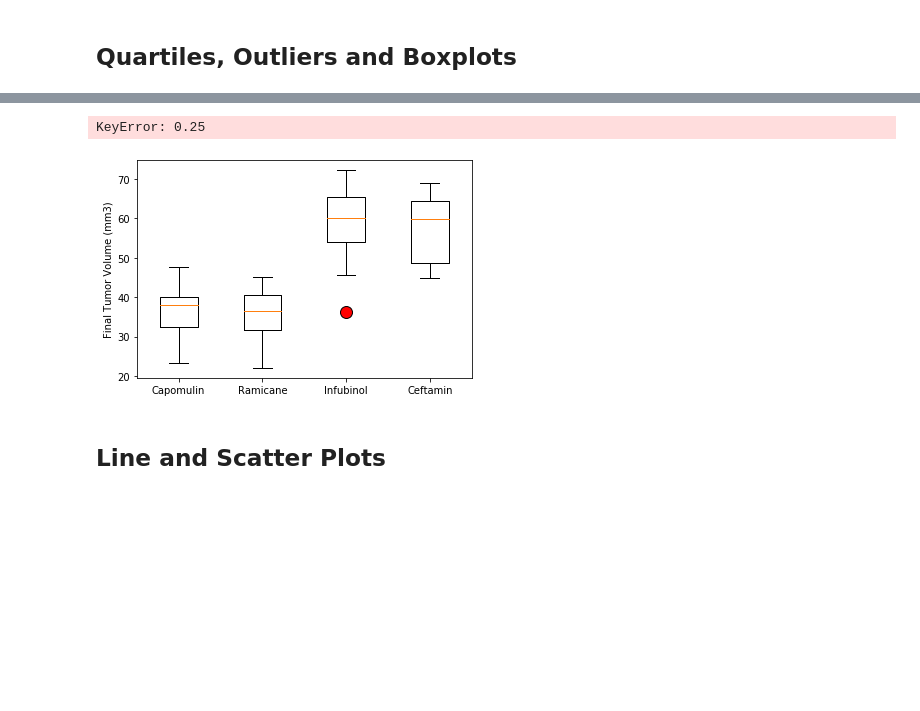
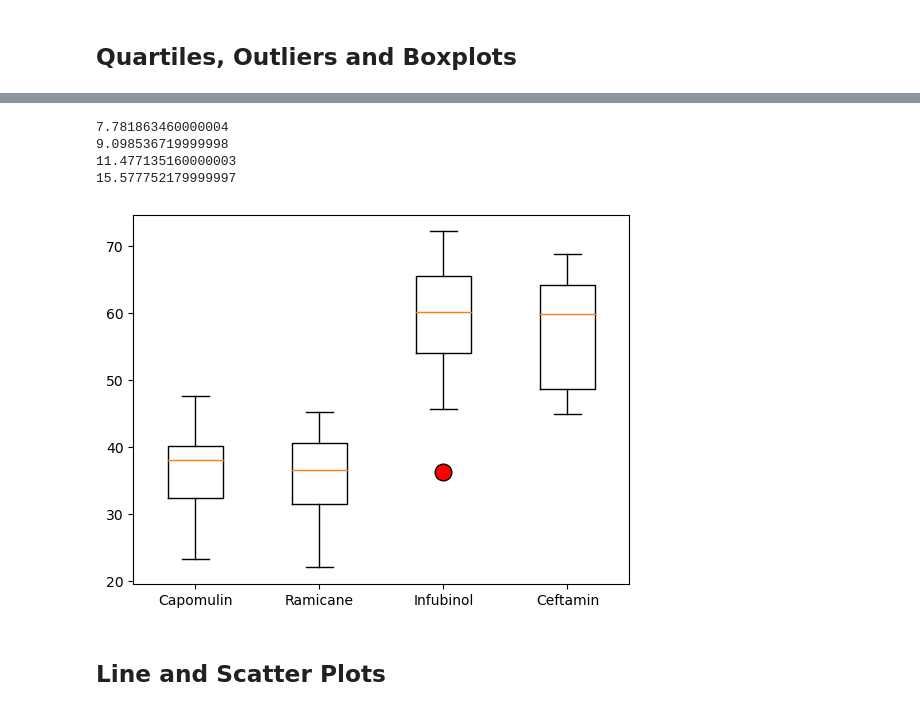
Before and after one commit to athiaq/Matplotlib-Challenge, a Jupyter notebook: module_5_starter_code/Pymaceuticals/pymaceuticals_starter.ipynb, the cells around one changed output, grey strips where cells are left out. Drawn from its saved outputs; the diff is of its cells as text; code cells hidden in the pictures; blank space fills up the shorter version.

```diff
--- a/module_5_starter_code/Pymaceuticals/pymaceuticals_starter.ipynb
+++ b/module_5_starter_code/Pymaceuticals/pymaceuticals_starter.ipynb
@@ -215,31 +224,36 @@ tumor_vol_data = []
 # Calculate the IQR and quantitatively determine if there are any potential outliers.
 #q3, q1 = np.percentile()
 for treatment in treatments:
-    treatment_df = merged_data.loc[merged_data['Drug Regimen']== treatment]
-    quartiles = treatment_df.quantile([.25, .5, .75])
+
+    # Locate the rows which contain mice on each drug and get the tumor volumes
+    treatment_df = merged_data.loc[merged_data['Drug Regimen']== treatment, 'Tumor Volume (mm3)']
+
+    # add subset
+    tumor_vol_data.append(treatment_df)
+
+    # Determine outliers using upper and lower bounds
+    quartiles = treatment_df.quantile([.25,.5,.75])
     lowerq = quartiles[0.25]
     upperq = quartiles[0.75]
-
     iqr = upperq-lowerq
-
     lower_bound = lowerq - (1.5*iqr)
     upper_bound = upperq + (1.5*iqr)
 
     print(iqr)
-
-    # Locate the rows which contain mice on each drug and get the tumor volumes
-
-
-    # add subset
-
-
-    # Determine outliers using upper and lower bounds
 # %% [output]
-KeyError: 0.25
+7.781863460000004
+9.098536719999998
+11.477135160000003
+15.577752179999997
 # %%
 # Generate a box plot that shows the distrubution of the tumor volume for each treatment group.
+
+orange_out = dict(markerfacecolor='red',markersize=12)
+plt.boxplot(tumor_vol_data, labels = treatments,flierprops=orange_out)
+
+plt.show()
 # %% [output]
-[figure, old version]
+[figure, new version]
 # %% [markdown]
 ## Line and Scatter Plots
 # %%
```
Also changed, not shown: parts of 6 cells of this notebook.
